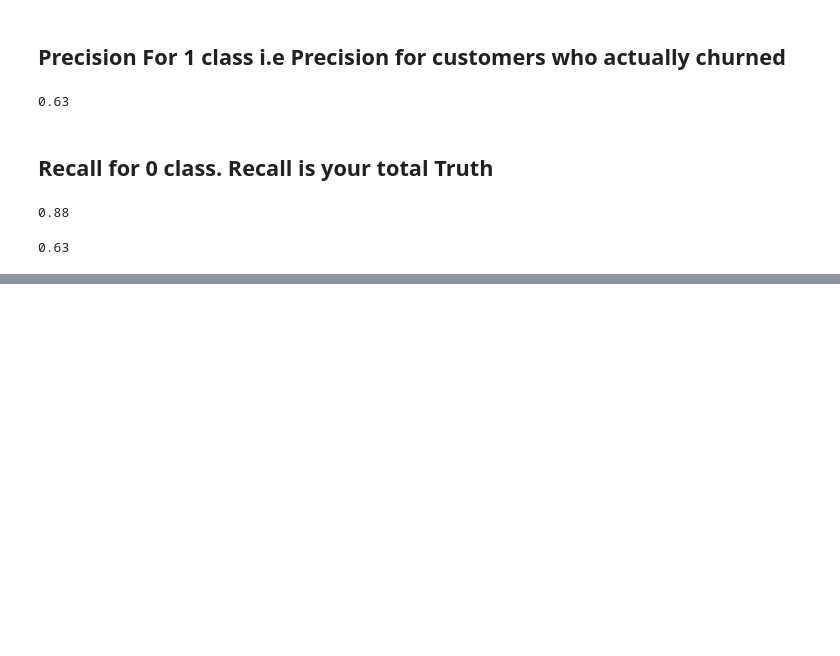
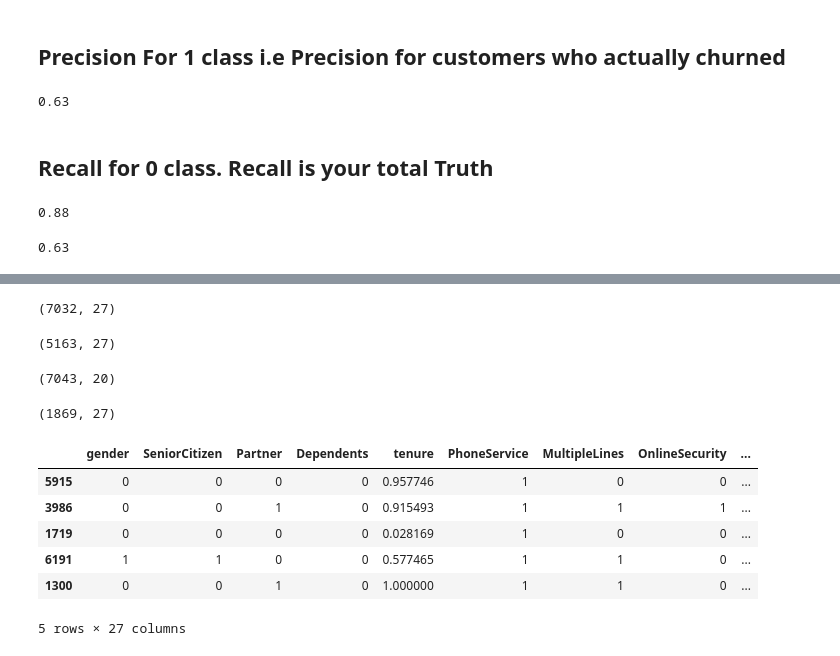
Before and after one commit to arghanath007/Data-Science, a Jupyter notebook: Deep Learning/Customer Churn prediction with the help of ANN or Artificial Neural Network.ipynb, the cells around one changed output, grey strips where cells are left out. Drawn from its saved outputs; the diff is of its cells as text; code cells hidden in the pictures; blank space fills up the shorter version.

```diff
--- a/Deep Learning/Customer Churn prediction with the help of ANN or Artificial Neural Network.ipynb
+++ b/Deep Learning/Customer Churn prediction with the help of ANN or Artificial Neural Network.ipynb
@@ -626,0 +677,29 @@ round(305/(305+177),2)
+# %%
+df_class0=dfNew2[dfNew2['Churn'] == 0]
+df_class1=dfNew2[dfNew2['Churn'] == 1]
+# %%
+dfNew2.shape
+# %% [output]
+(7032, 27)
+# %%
+df_class0.shape
+# %% [output]
+(5163, 27)
+# %%
+df.shape
+# %% [output]
+(7043, 20)
+# %%
+df_class1.shape
+# %% [output]
+(1869, 27)
+# %%
+df_class0.sample(5)
+# %% [output]
+|  | gender | SeniorCitizen | Partner | Dependents | tenure | PhoneService | MultipleLines | OnlineSecurity | ... |
+| 5915 | 0 | 0 | 0 | 0 | 0.957746 | 1 | 0 | 0 | ... |
+| 3986 | 0 | 0 | 1 | 0 | 0.915493 | 1 | 1 | 1 | ... |
+| 1719 | 0 | 0 | 0 | 0 | 0.028169 | 1 | 0 | 0 | ... |
+| 6191 | 1 | 1 | 0 | 0 | 0.577465 | 1 | 1 | 0 | ... |
+| 1300 | 0 | 0 | 1 | 0 | 1.000000 | 1 | 1 | 0 | ... |
+5 rows × 27 columns
```
Also changed, not shown: parts of 61 cells of this notebook, 2 other files.
